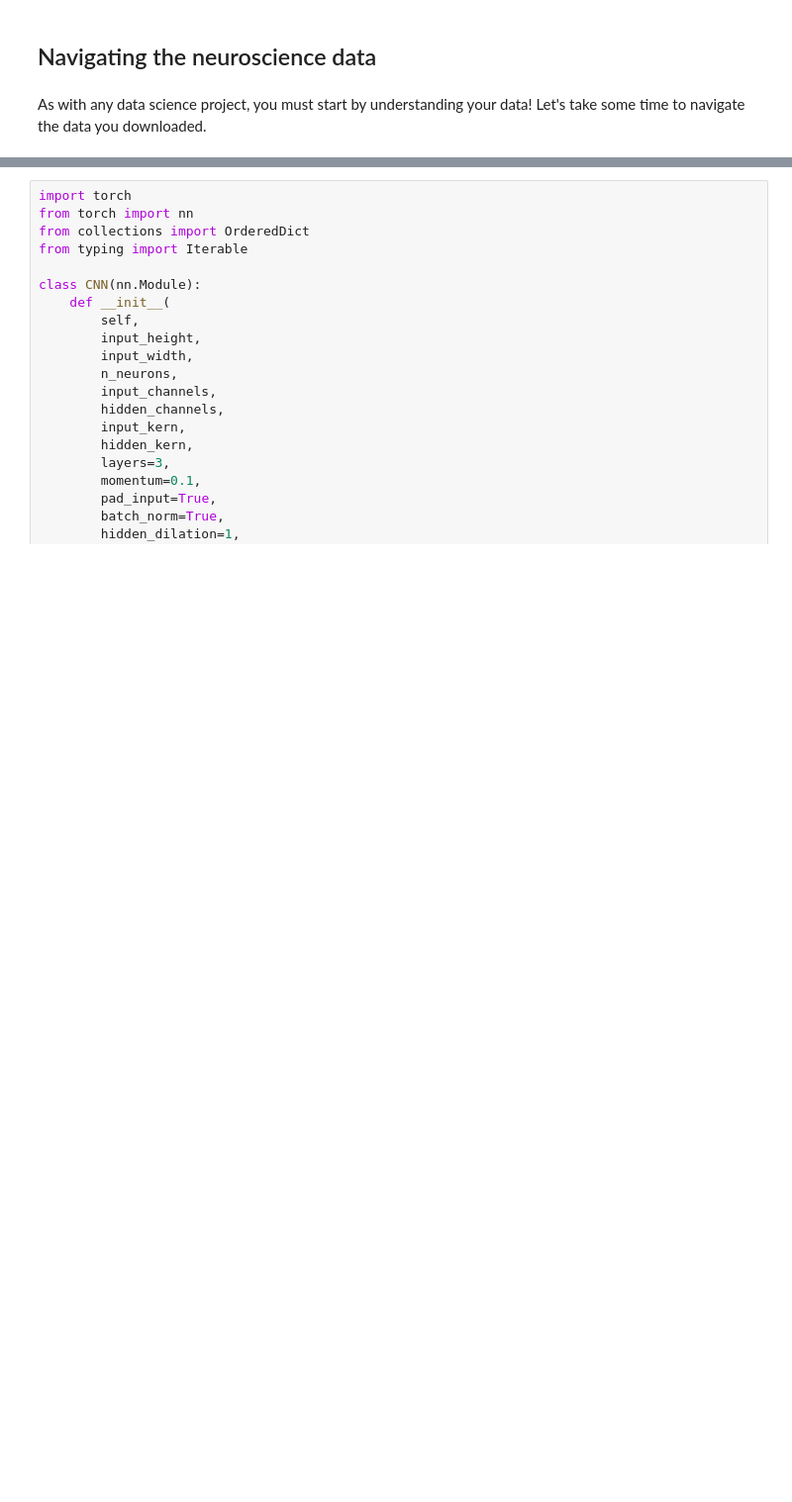
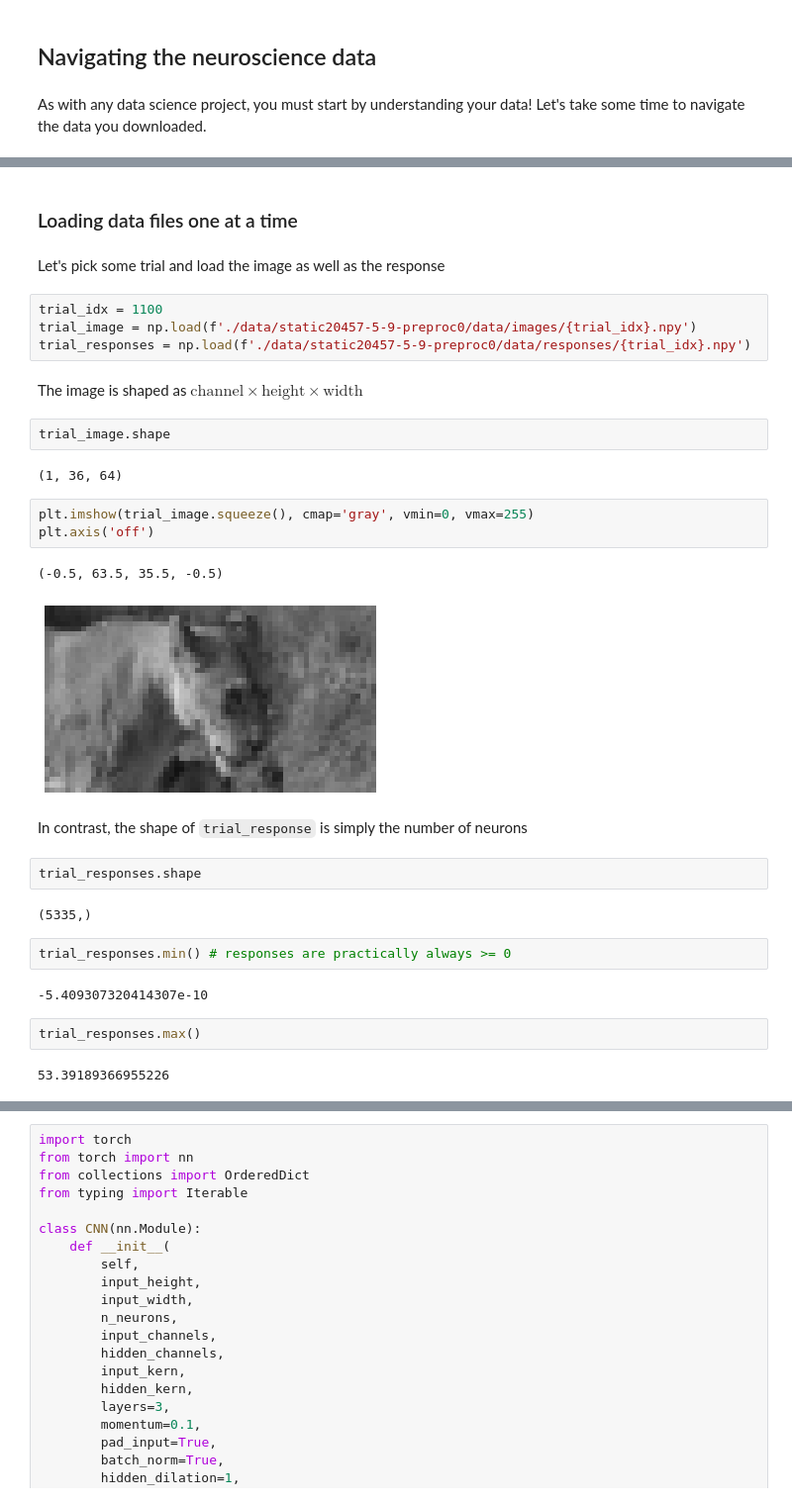
Before and after one commit to eywalker/Lviv-2021, a Jupyter notebook: notebooks/DeepLearing in Neuroscience.ipynb, the cells around one changed output, grey strips where cells are left out. Shown at 99% size. Drawn from its saved outputs; the diff is of its cells as text; blank space fills up the shorter version.

```diff
--- a/notebooks/DeepLearing in Neuroscience.ipynb
+++ b/notebooks/DeepLearing in Neuroscience.ipynb
@@ -170,0 +140,34 @@ tensor(0.0505, device='cuda:0', grad_fn=<StdBackward0>)
+# %% [markdown]
+### Loading data files one at a time
+# %% [markdown]
+Let's pick some trial and load the image as well as the response
+# %%
+trial_idx = 1100
+trial_image = np.load(f'./data/static20457-5-9-preproc0/data/images/{trial_idx}.npy')
+trial_responses = np.load(f'./data/static20457-5-9-preproc0/data/responses/{trial_idx}.npy')
+# %% [markdown]
+The image is shaped as $\text{channel} \times \text{height} \times \text{width}$
+# %%
+trial_image.shape
+# %% [output]
+(1, 36, 64)
+# %%
+plt.imshow(trial_image.squeeze(), cmap='gray', vmin=0, vmax=255)
+plt.axis('off')
+# %% [output]
+(-0.5, 63.5, 35.5, -0.5)
+[figure, added]
+# %% [markdown]
+In contrast, the shape of `trial_response` is simply the number of neurons
+# %%
+trial_responses.shape
+# %% [output]
+(5335,)
+# %%
+trial_responses.min() # responses are practically always >= 0
+# %% [output]
+-5.409307320414307e-10
+# %%
+trial_responses.max()
+# %% [output]
+53.39189366955226
```
Also changed, not shown: parts of 56 cells of this notebook, 4 other files.
